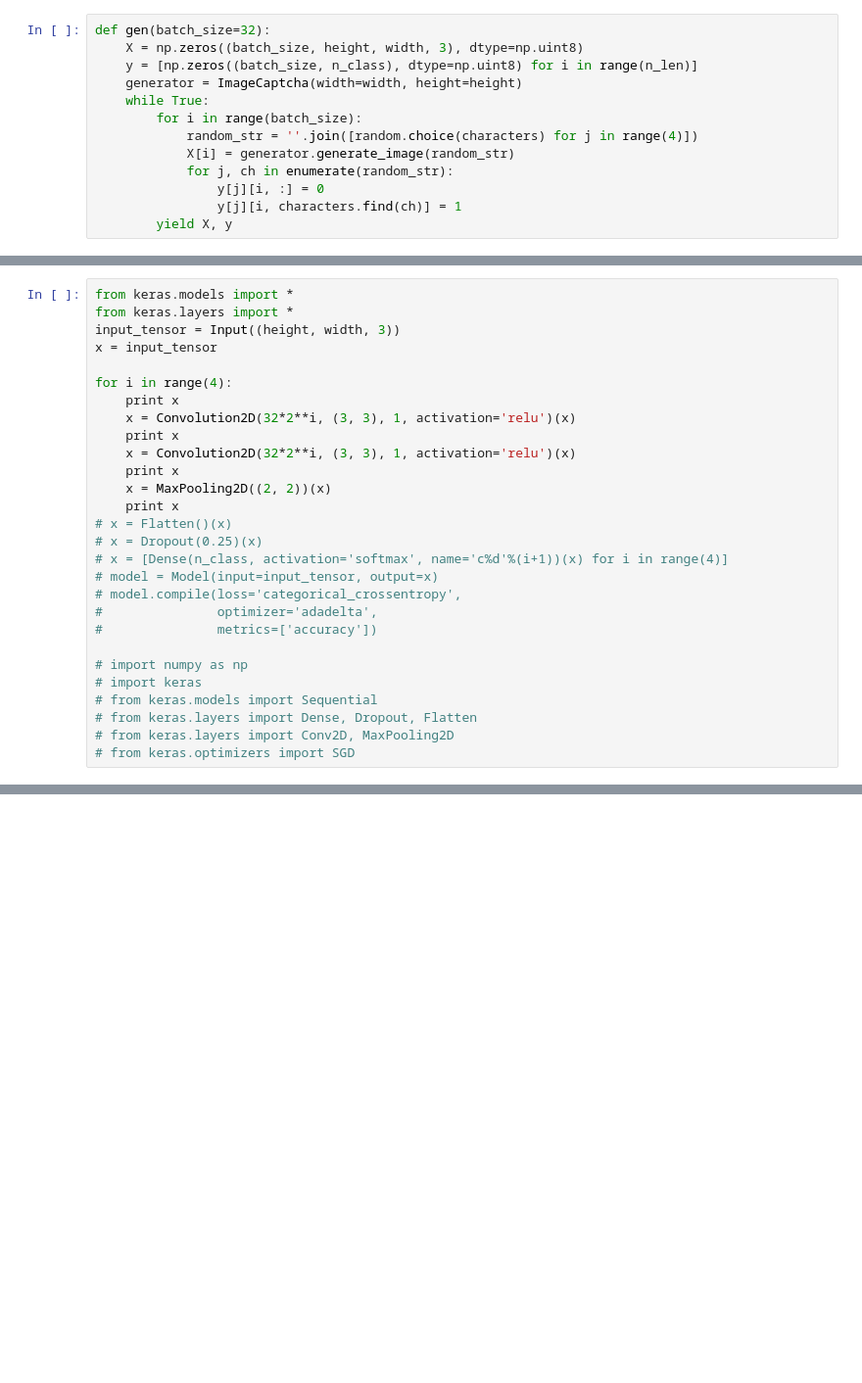
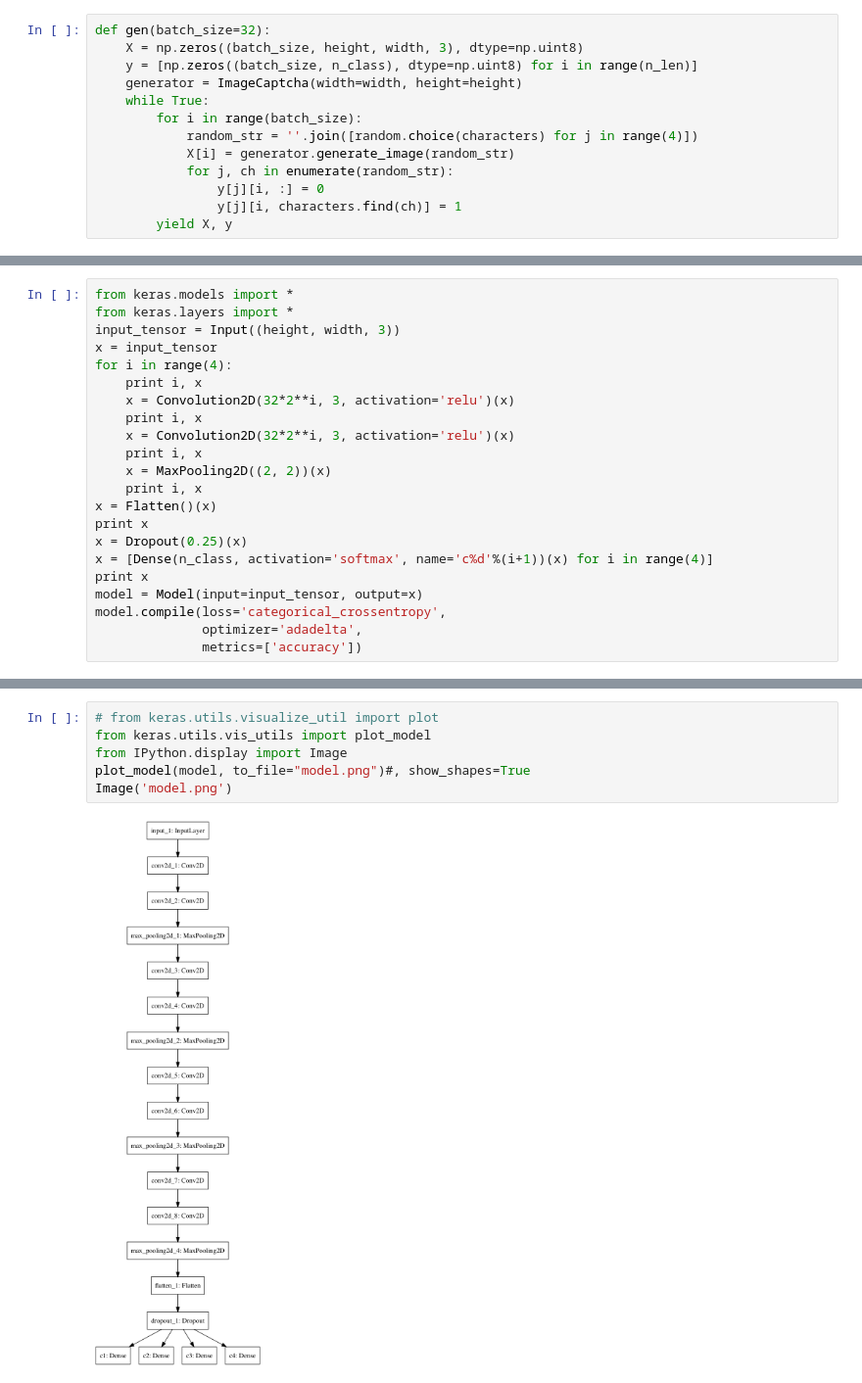
Before and after one commit to ZhangXinNan/LearnPractice, a Jupyter notebook: OCR/captcha/captcha.ipynb, the cells around one changed output, grey strips where cells are left out. Shown at 98% size. Saved outputs shown, nothing was run; the diff lists cells and outputs as text; blank space fills up the shorter version.

```diff
--- a/OCR/captcha/captcha.ipynb
+++ b/OCR/captcha/captcha.ipynb
@@ -46,27 +46,21 @@ from keras.models import *
 from keras.layers import *
 input_tensor = Input((height, width, 3))
 x = input_tensor
-
 for i in range(4):
-    print x
-    x = Convolution2D(32*2**i, (3, 3), 1, activation='relu')(x)
-    print x
-    x = Convolution2D(32*2**i, (3, 3), 1, activation='relu')(x)
-    print x
+    print i, x
+    x = Convolution2D(32*2**i, 3, activation='relu')(x)
+    print i, x
+    x = Convolution2D(32*2**i, 3, activation='relu')(x)
+    print i, x
     x = MaxPooling2D((2, 2))(x)
-    print x
-# x = Flatten()(x)
-# x = Dropout(0.25)(x)
-# x = [Dense(n_class, activation='softmax', name='c%d'%(i+1))(x) for i in range(4)]
-# model = Model(input=input_tensor, output=x)
-# model.compile(loss='categorical_crossentropy',
-#               optimizer='adadelta',
-#               metrics=['accuracy'])
-
-# import numpy as np
-# import keras
-# from keras.models import Sequential
-# from keras.layers import Dense, Dropout, Flatten
-# from keras.layers import Conv2D, MaxPooling2D
-# from keras.optimizers import SGD
+    print i, x
+x = Flatten()(x)
+print x
+x = Dropout(0.25)(x)
+x = [Dense(n_class, activation='softmax', name='c%d'%(i+1))(x) for i in range(4)]
+print x
+model = Model(input=input_tensor, output=x)
+model.compile(loss='categorical_crossentropy',
+              optimizer='adadelta',
+              metrics=['accuracy'])
 # %% [output]
@@ -74,0 +86,8 @@ TypeError: unsupported operand type(s) for /: 'float' and 'tuple'
+# %%
+# from keras.utils.visualize_util import plot
+from keras.utils.vis_utils import plot_model
+from IPython.display import Image
+plot_model(model, to_file="model.png")#, show_shapes=True
+Image('model.png')
+# %% [output]
+[figure, added]
```
Also changed, not shown: parts of 5 cells of this notebook, 18 other files.
